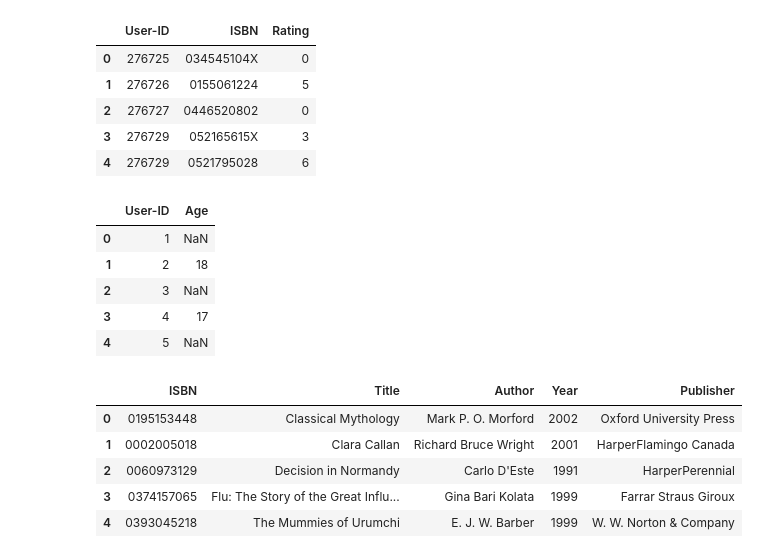
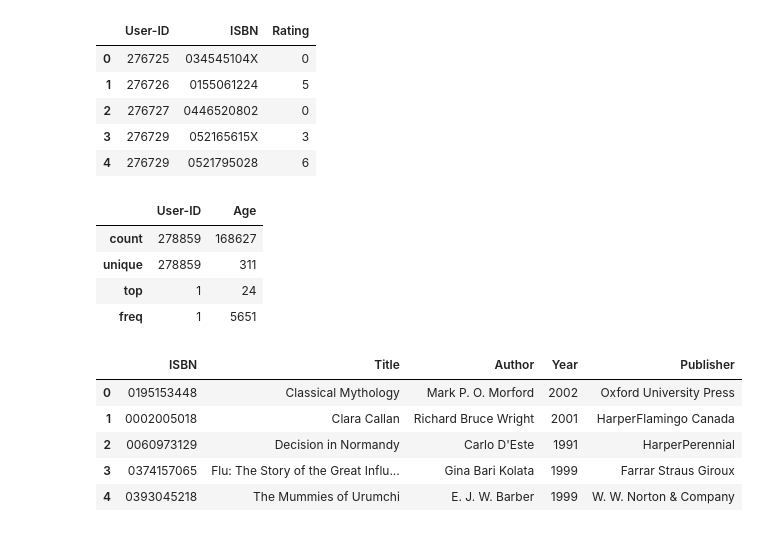
Before and after one commit to ak12thwonder/Multi_domain_Recommendation, a Jupyter notebook: notebooks/book_cleaning.ipynb, the cells around one changed output. Saved outputs shown, nothing was run; the diff lists cells and outputs as text; code cells hidden in the pictures.

```diff
--- a/notebooks/book_cleaning.ipynb
+++ b/notebooks/book_cleaning.ipynb
@@ -97,13 +101,13 @@ df_rating.head()
 | 4 | 276729 | 0521795028 | 6 |
 # %%
 df_user.head()
+df_user.describe()
 # %% [output]
 |  | User-ID | Age |
-| 0 | 1 | NaN |
-| 1 | 2 | 18 |
-| 2 | 3 | NaN |
-| 3 | 4 | 17 |
-| 4 | 5 | NaN |
+| count | 278859 | 168627 |
+| unique | 278859 | 311 |
+| top | 1 | 24 |
+| freq | 1 | 5651 |
 # %%
 df_book.head()
 # %% [output]
```
Also changed, not shown: parts of 59 cells of this notebook, 12 other files.
